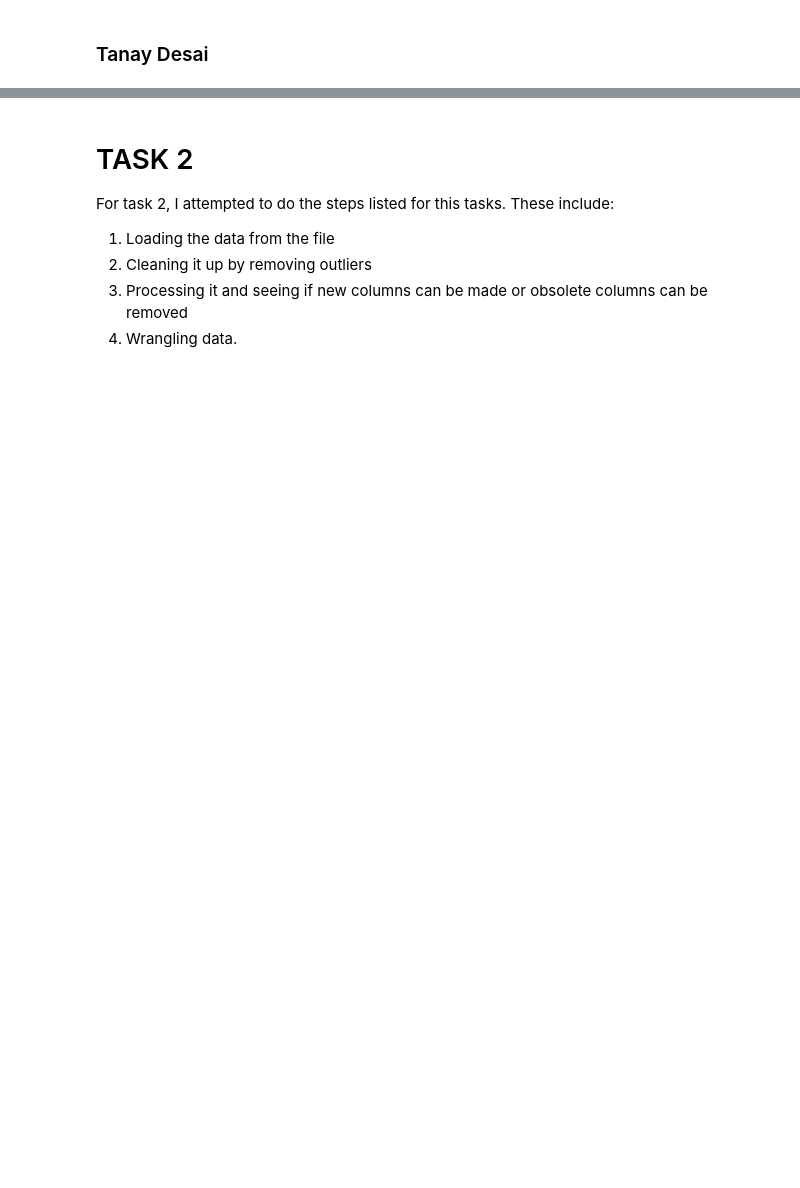
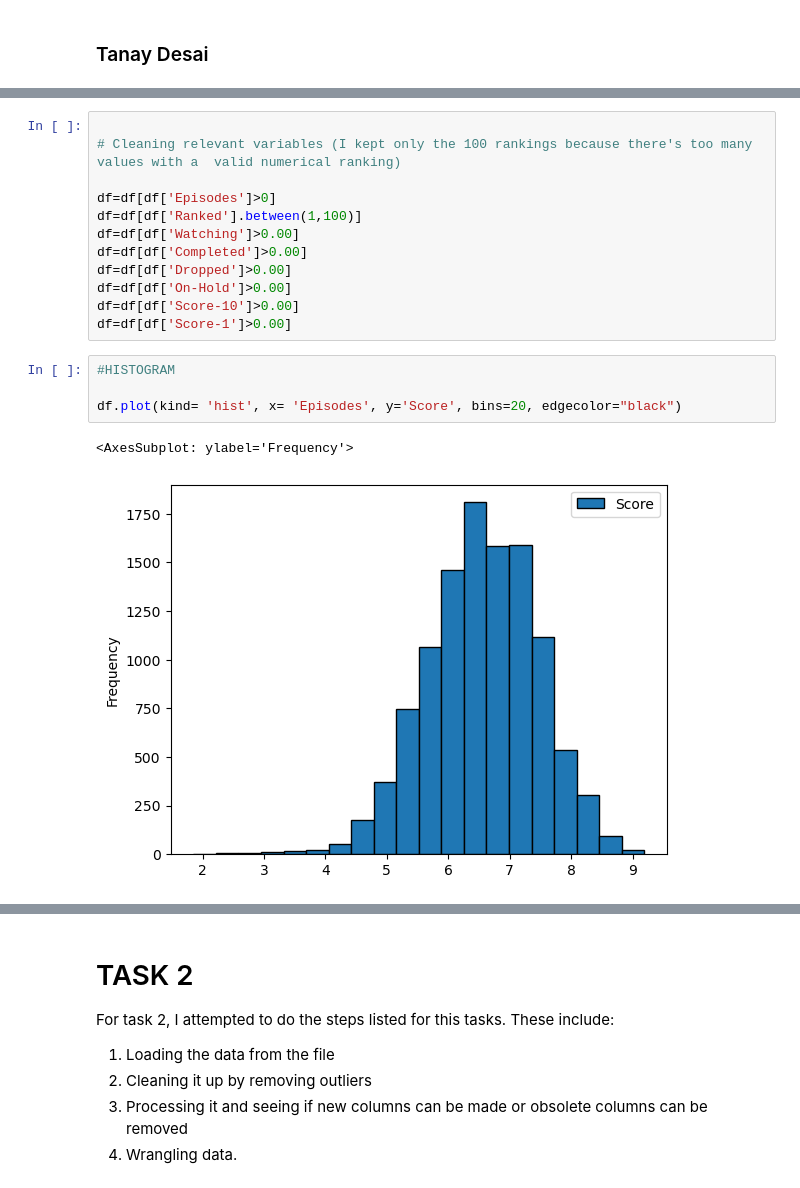
Before and after one commit to ubco-W2022T1-cosc301/project-group12, a Jupyter notebook: notebooks/analysis3.ipynb, the cells around one changed output, grey strips where cells are left out. Cells and saved outputs as stored; diff of their text form; blank space fills up the shorter version.

```diff
--- a/notebooks/analysis3.ipynb
+++ b/notebooks/analysis3.ipynb
@@ -211,0 +135,19 @@ KeyError: 'Score'
+# %%
+
+# Cleaning relevant variables (I kept only the 100 rankings because there's too many values with a  valid numerical ranking)
+
+df=df[df['Episodes']>0]
+df=df[df['Ranked'].between(1,100)]
+df=df[df['Watching']>0.00]
+df=df[df['Completed']>0.00]
+df=df[df['Dropped']>0.00]
+df=df[df['On-Hold']>0.00]
+df=df[df['Score-10']>0.00]
+df=df[df['Score-1']>0.00]
+# %%
+#HISTOGRAM
+
+df.plot(kind= 'hist', x= 'Episodes', y='Score', bins=20, edgecolor="black")
+# %% [output]
+<AxesSubplot: ylabel='Frequency'>
+[figure, added]
```
Also changed, not shown: parts of 29 cells of this notebook, 1 other file.
